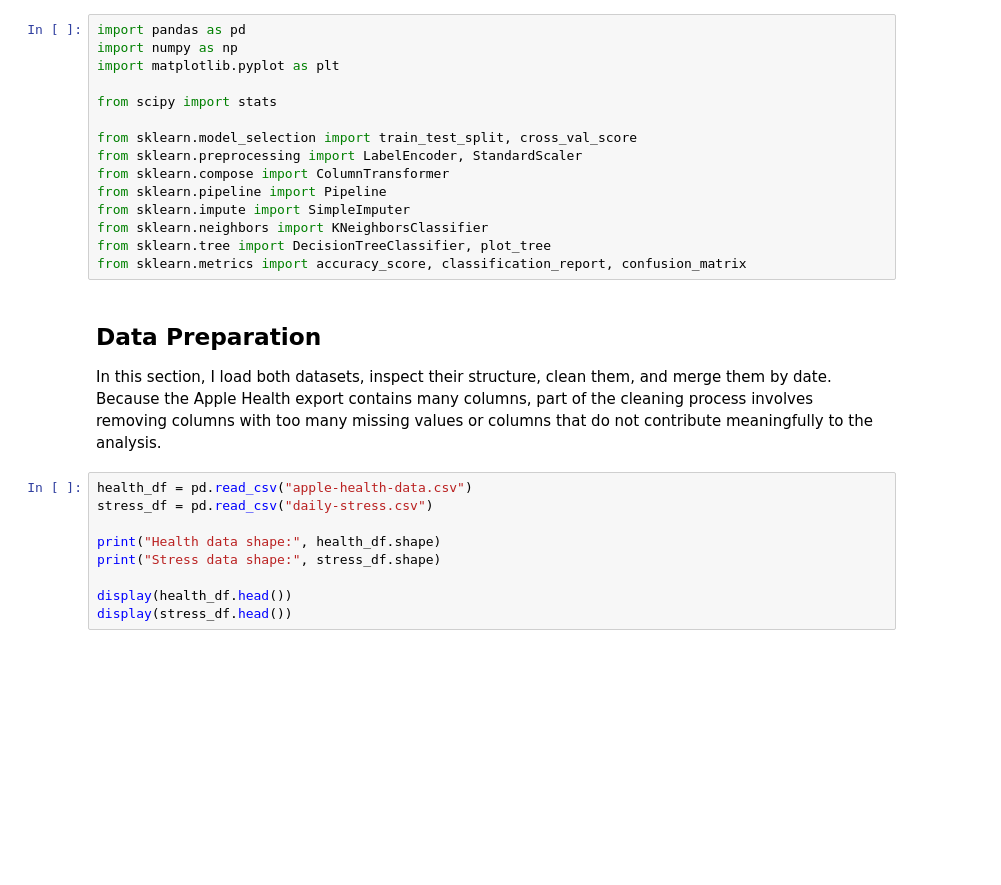
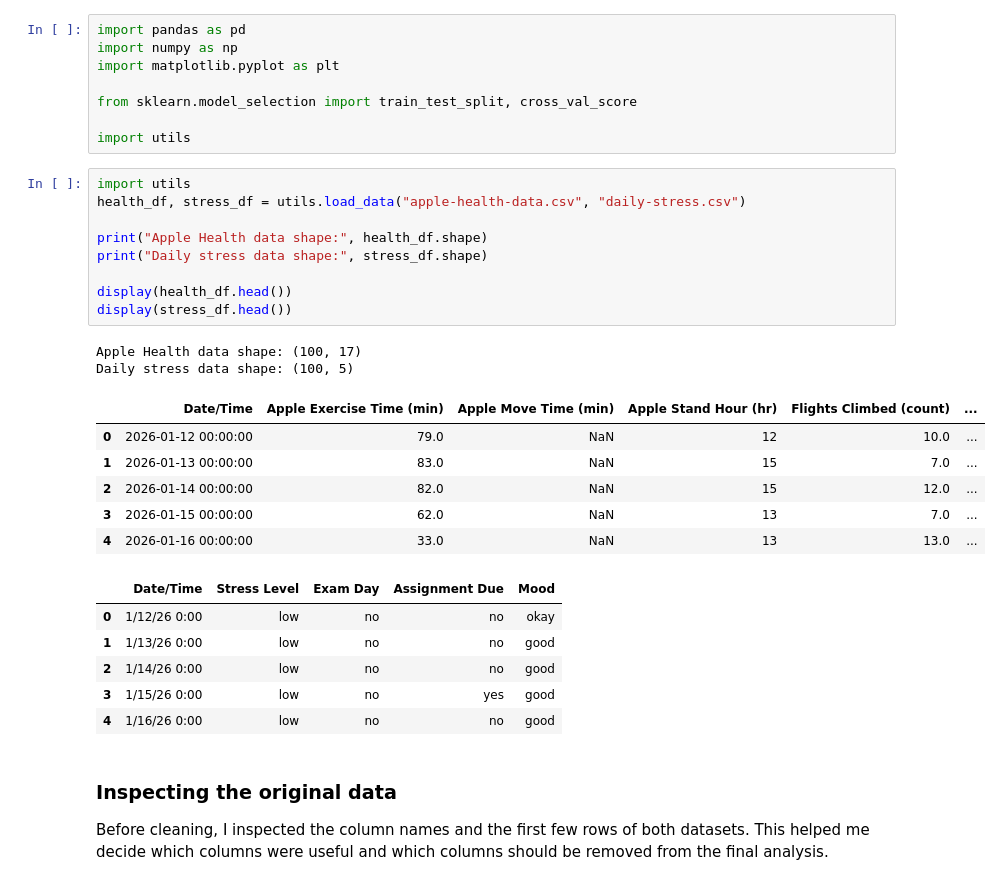
Before and after one commit to ifrisbee14/Quantified-Self, a Jupyter notebook: quantified_self.ipynb, the cells around one changed output. Cells and saved outputs as stored; diff of their text form; blank space fills up the shorter version.

```diff
--- a/quantified_self.ipynb
+++ b/quantified_self.ipynb
@@ -20,26 +64,34 @@ import pandas as pd
 import numpy as np
 import matplotlib.pyplot as plt
 
-from scipy import stats
+from sklearn.model_selection import train_test_split, cross_val_score
 
-from sklearn.model_selection import train_test_split, cross_val_score
-from sklearn.preprocessing import LabelEncoder, StandardScaler
-from sklearn.compose import ColumnTransformer
-from sklearn.pipeline import Pipeline
-from sklearn.impute import SimpleImputer
-from sklearn.neighbors import KNeighborsClassifier
-from sklearn.tree import DecisionTreeClassifier, plot_tree
-from sklearn.metrics import accuracy_score, classification_report, confusion_matrix
+import utils
-# %% [markdown]
-## Data Preparation
-
-In this section, I load both datasets, inspect their structure, clean them, and merge them by date. Because the Apple Health export contains many columns, part of the cleaning process involves removing columns with too many missing values or columns that do not contribute meaningfully to the analysis.
 # %%
-health_df = pd.read_csv("apple-health-data.csv")
-stress_df = pd.read_csv("daily-stress.csv")
+import utils
+health_df, stress_df = utils.load_data("apple-health-data.csv", "daily-stress.csv")
 
-print("Health data shape:", health_df.shape)
-print("Stress data shape:", stress_df.shape)
+print("Apple Health data shape:", health_df.shape)
+print("Daily stress data shape:", stress_df.shape)
 
 display(health_df.head())
 display(stress_df.head())
+# %% [output]
+Apple Health data shape: (100, 17)
+Daily stress data shape: (100, 5)
+|  | Date/Time | Apple Exercise Time (min) | Apple Move Time (min) | Apple Stand Hour (hr) | Flights Climbed (count) | ... |
+| 0 | 2026-01-12 00:00:00 | 79.0 | NaN | 12 | 10.0 | ... |
+| 1 | 2026-01-13 00:00:00 | 83.0 | NaN | 15 | 7.0 | ... |
+| 2 | 2026-01-14 00:00:00 | 82.0 | NaN | 15 | 12.0 | ... |
+| 3 | 2026-01-15 00:00:00 | 62.0 | NaN | 13 | 7.0 | ... |
+| 4 | 2026-01-16 00:00:00 | 33.0 | NaN | 13 | 13.0 | ... |
+|  | Date/Time | Stress Level | Exam Day | Assignment Due | Mood |
+| 0 | 1/12/26 0:00 | low | no | no | okay |
+| 1 | 1/13/26 0:00 | low | no | no | good |
+| 2 | 1/14/26 0:00 | low | no | no | good |
+| 3 | 1/15/26 0:00 | low | no | yes | good |
+| 4 | 1/16/26 0:00 | low | no | no | good |
+# %% [markdown]
+### Inspecting the original data
+
+Before cleaning, I inspected the column names and the first few rows of both datasets. This helped me decide which columns were useful and which columns should be removed from the final analysis.
```
Also changed, not shown: parts of 22 cells of this notebook, 1 other file.
